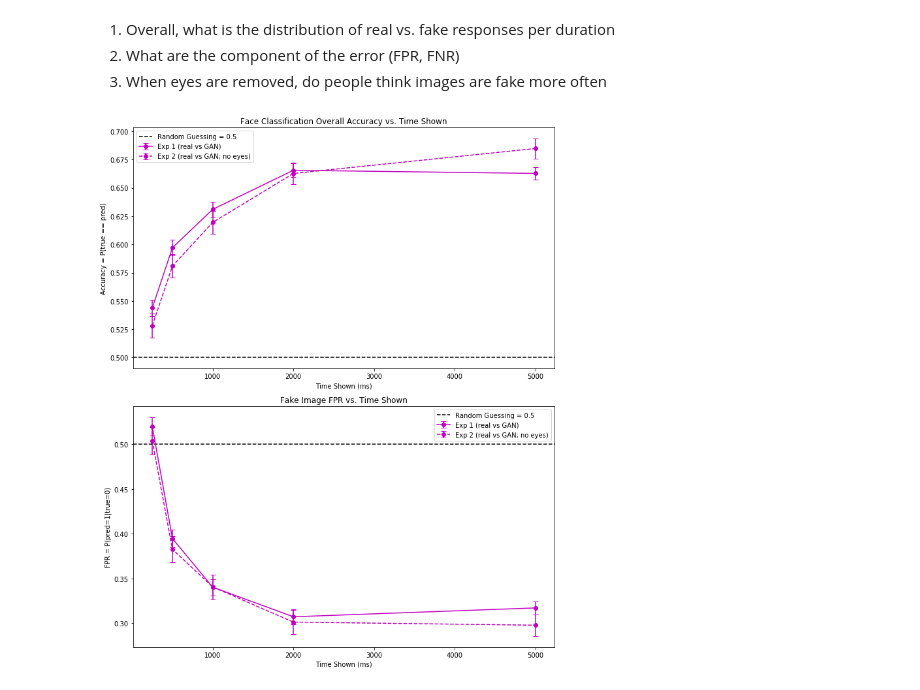
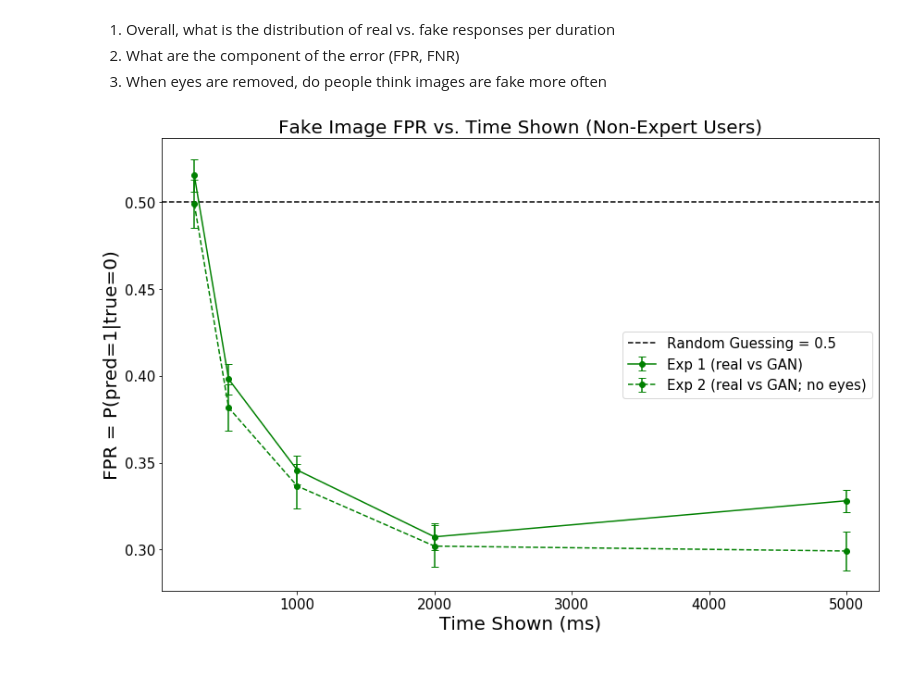
Before and after one commit to k-weng/6861-face, a Jupyter notebook: face-analysis.ipynb, the cells around one changed output. Drawn from its saved outputs; the diff is of its cells as text; code cells hidden in the pictures.

Commit message:
add final plots

```diff
--- a/face-analysis.ipynb
+++ b/face-analysis.ipynb
@@ -11,6 +11,8 @@ df['(true=1,pred=1)'] = (df.true == 1) &  (df.pred == 1)
 df['(true=1,pred=0)'] = (df.true == 1) &  (df.pred == 0)
 df['(true=0,pred=1)'] = (df.true == 0) &  (df.pred == 1)
 df['(true=0,pred=0)'] = (df.true == 0) &  (df.pred == 0)
+df['expert'] = df.index >= 6516
+
 df[:6]
 # %% [output]
 |  | id | expt_id | duration | true | pred | age | gender | filename | correct | (true=1,pred=1) | ... |
@@ -66,6 +68,7 @@ indiv_df = df.groupby(by=lambda x: x//6, axis=0).agg({
     'duration': 'max',
     'age': 'max',
     'gender': 'max',
+    'expert': 'max',
     'id': 'nunique',
     'true': 'sum',
     'correct': 'mean',
@@ -87,6 +90,7 @@ indiv_df = indiv_df[[
     'duration',
     'age',
     'gender',
+    'expert',
     'id',
     'true',
     'accuracy',
@@ -129,7 +133,8 @@ def get_results(df, columns):
     return results
 
 indiv_results = get_results(indiv_df, ['expt_id', 'duration'])
+indiv_expert_results = get_results(indiv_df, ['expert', 'expt_id', 'duration'])
 indiv_gender_results = get_results(indiv_df, ['expt_id', 'duration', 'gender'])
 
-indiv_results
+indiv_expert_results
 # %% [output]
@@ -149,42 +208,49 @@ indiv_results
 2) What are the component of the error (FPR, FNR)
 3) When eyes are removed, do people think images are fake more often
 # %%
-fig = plt.figure(figsize=(10,12))
-ax1 = fig.add_subplot(211)
-ax1.set_title("Face Classification Overall Accuracy vs. Time Shown")
-ax1.set_xlabel("Time Shown (ms)")
-ax1.set_ylabel("Accuracy = P(true == pred)")
-ax2 = fig.add_subplot(212)
-ax2.set_title("Fake Image FPR vs. Time Shown")
-ax2.set_xlabel("Time Shown (ms)")
-ax2.set_ylabel("FPR = P(pred=1|true=0)")
+fig = plt.figure(figsize=(12,8))
+fs = 20
+tfs = 15
+# ax1 = fig.add_subplot(111)
+# ax1.set_title("Overall Accuracy vs. Time Shown (Non-Expert Users)", fontsize=fs)
+# ax1.set_xlabel("Time Shown (ms)", fontsize=fs)
+# ax1.set_ylabel("Accuracy = P(true == pred)", fontsize=fs)
+ax2 = fig.add_subplot(111)
+ax2.set_title("Fake Image FPR vs. Time Shown (Non-Expert Users)", fontsize=fs)
+ax2.set_xlabel("Time Shown (ms)", fontsize=fs)
+ax2.set_ylabel("FPR = P(pred=1|true=0)", fontsize=fs)
 
 id_map = {
-    1:("Exp 1 (real vs GAN)", "m", "-"),
-    2:("Exp 2 (real vs GAN; no eyes)", "m", "--")
+    1:("Exp 1 (real vs GAN)", "g", "-"),
+    2:("Exp 2 (real vs GAN; no eyes)", "g", "--")
 }
 
 for expt_id, (label, color, linestyle)  in id_map.items():
     exp_data = indiv_results[indiv_results.expt_id == expt_id]
-    ax1.errorbar(exp_data.duration, exp_data['accuracy'], yerr=exp_data['accuracy_conf'],
-                 color=color, linestyle=linestyle, marker='o', label=label, capsize=4)
+#     ax1.errorbar(exp_data.duration, exp_data['accuracy'], yerr=exp_data['accuracy_conf'],
+#                  color=color, linestyle=linestyle, marker='o', label=label, capsize=4)
     ax2.errorbar(exp_data.duration, exp_data['(pred=1|true=0)'], yerr=exp_data['(pred=1|true=0)_conf'],
                  color=color, linestyle=linestyle, marker='o', label=label, capsize=4)
 
 #     exp_data = results[results.expt_id == expt_id]
 #     ax1.plot(exp_data.duration, exp_data.accuracy, color=color, linestyle=linestyle, marker='o', label=label)
 #     ax2.plot(exp_data.duration, exp_data['(pred=1|true=0)'], color=color, linestyle=linestyle, marker='o', label=label)
 
 #     print (exp_data.accuracy)
 
-ax1.axhline(y=0.5, color="k", linestyle="--", label="Random Guessing = 0.5")
+# ax1.axhline(y=0.5, color="k", linestyle="--", label="Random Guessing = 0.5")
+# ax1.legend(loc=0, fontsize=tfs)
+# ax1.xaxis.set_tick_params(labelsize=tfs)
+# ax1.yaxis.set_tick_params(labelsize=tfs)
+
 ax2.axhline(y=0.5, color="k", linestyle="--", label="Random Guessing = 0.5")
+ax2.legend(loc=0, fontsize=tfs)
+ax2.xaxis.set_tick_params(labelsize=tfs)
+ax2.yaxis.set_tick_params(labelsize=tfs)
 
-ax1.legend(loc=0)
-ax2.legend(loc=0)
-
+# fig.savefig('overall_fpr_nonexpert.png')
 plt.tight_layout()
 plt.show()
 # %% [output]
-[figure, old version]
+[figure, new version]
 # %%
```
Also changed, not shown: parts of 13 cells of this notebook, 20 other files.
